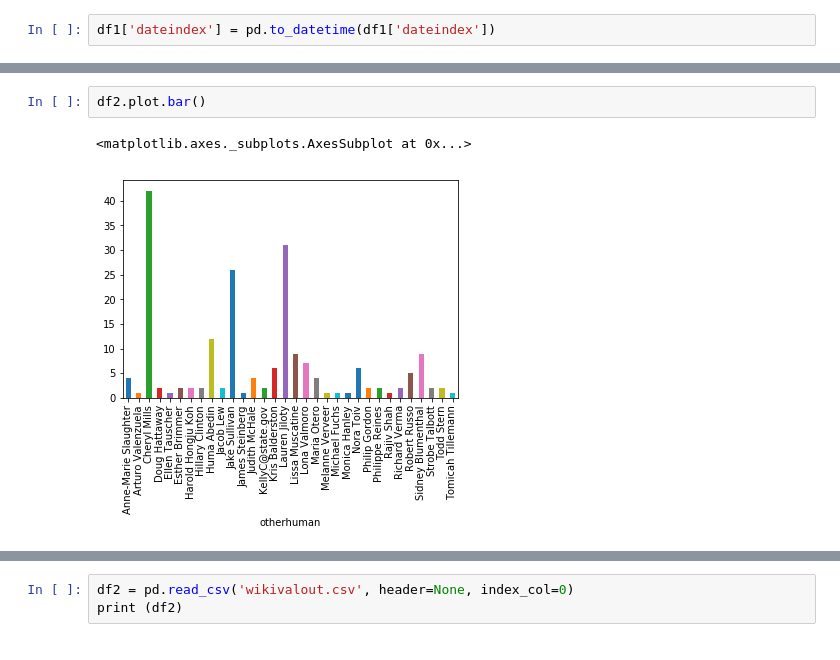
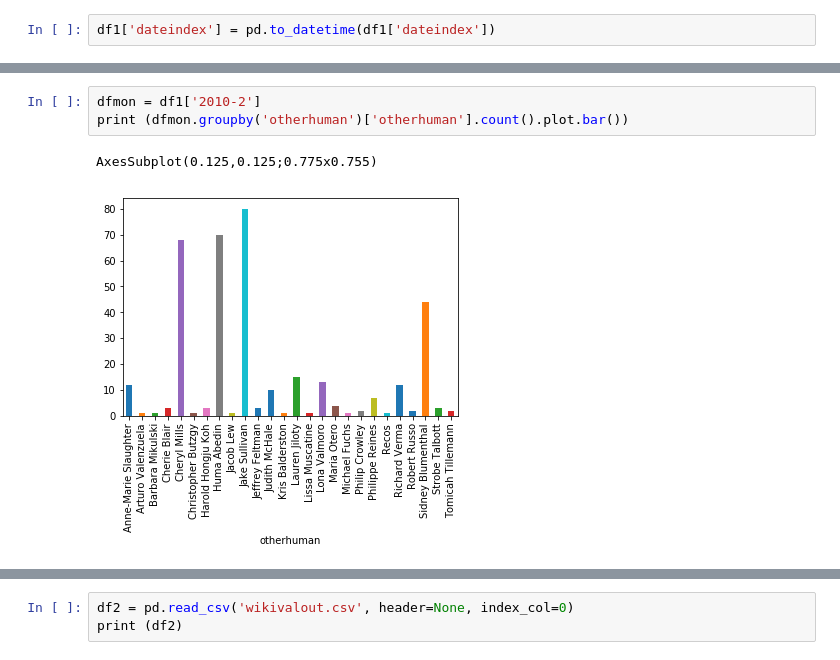
Before and after one commit to mgriswold19/web_scraping_397, a Jupyter notebook: VIZ.ipynb, the cells around one changed output, grey strips where cells are left out. Saved outputs shown, nothing was run; the diff lists cells and outputs as text.

```diff
--- a/VIZ.ipynb
+++ b/VIZ.ipynb
@@ -121,5 +44,6 @@ Name: otherhuman, dtype: int64
-# %%
-df2.plot.bar()
-# %% [output]
-<matplotlib.axes._subplots.AxesSubplot at 0x...>
-[figure, removed]
+# %%
+dfmon = df1['2010-2']
+print (dfmon.groupby('otherhuman')['otherhuman'].count().plot.bar())
+# %% [output]
+AxesSubplot(0.125,0.125;0.775x0.755)
+[figure, added]
```
Also changed, not shown: parts of 20 cells of this notebook, 16 other files.
